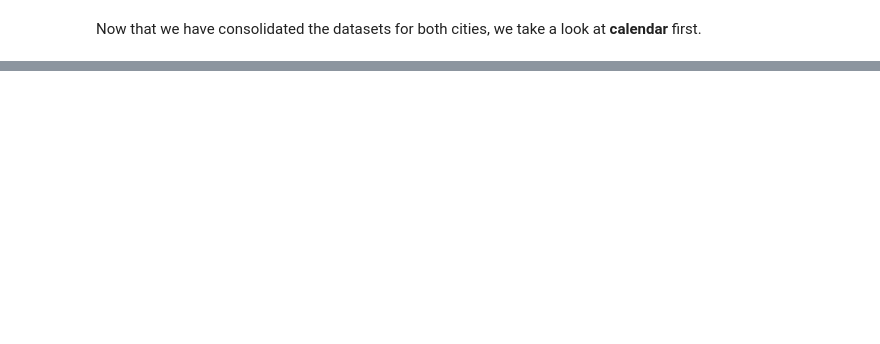
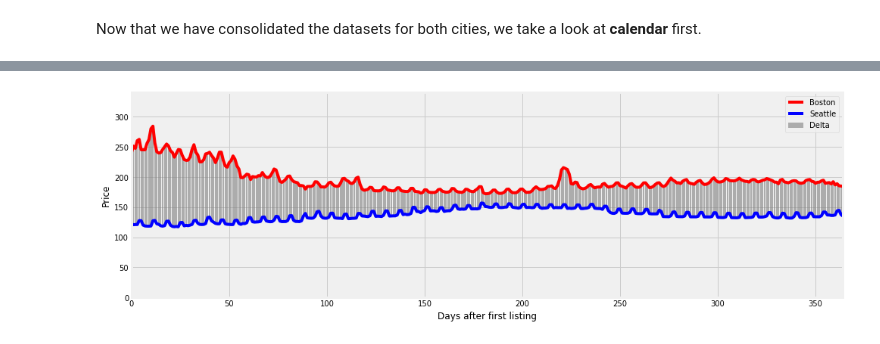
Before and after one commit to emiliozamorano15/dsblog_airbnb, a Jupyter notebook: notebooks/01-eza-initial-data-exploration.ipynb, the cells around one changed output, grey strips where cells are left out. Drawn from its saved outputs; the diff is of its cells as text; code cells hidden in the pictures; blank space fills up the shorter version.

```diff
--- a/notebooks/01-eza-initial-data-exploration.ipynb
+++ b/notebooks/01-eza-initial-data-exploration.ipynb
@@ -103,0 +146,28 @@ dtype: float64
+# %%
+# pandas.pivot(data, index=None, columns=None, values=None)[source]
+avg_price_w = avg_price.pivot(index = 'norm_days', columns = 'city', values = 'price').reset_index()
+avg_price_w['delta'] = avg_price_w['Boston'] - avg_price_w['Seattle']
+# %%
+plt.figure(figsize = [15, 5])
+plt.plot(avg_price_w['norm_days']
+            , avg_price_w['Boston']
+            , color = "red"
+            , label = 'Boston')
+plt.plot(avg_price_w['norm_days']
+            , avg_price_w['Seattle']
+            , color = "blue"
+            , label = 'Seattle')
+plt.bar(avg_price_w['norm_days']
+        , height = avg_price_w['delta']
+        ,  bottom = avg_price_w['Seattle']
+        , color = "grey"
+        , label = 'Delta'
+        , alpha = 0.6)
+plt.legend()
+plt.xlim(0, avg_price['norm_days'].max())
+plt.ylim(0, avg_price['price'].max() * 1.2)
+plt.ylabel('Price')
+plt.xlabel('Days after first listing')
+plt.show()
+# %% [output]
+[figure, added]
```
Also changed, not shown: parts of 26 cells of this notebook, 5 other files.
